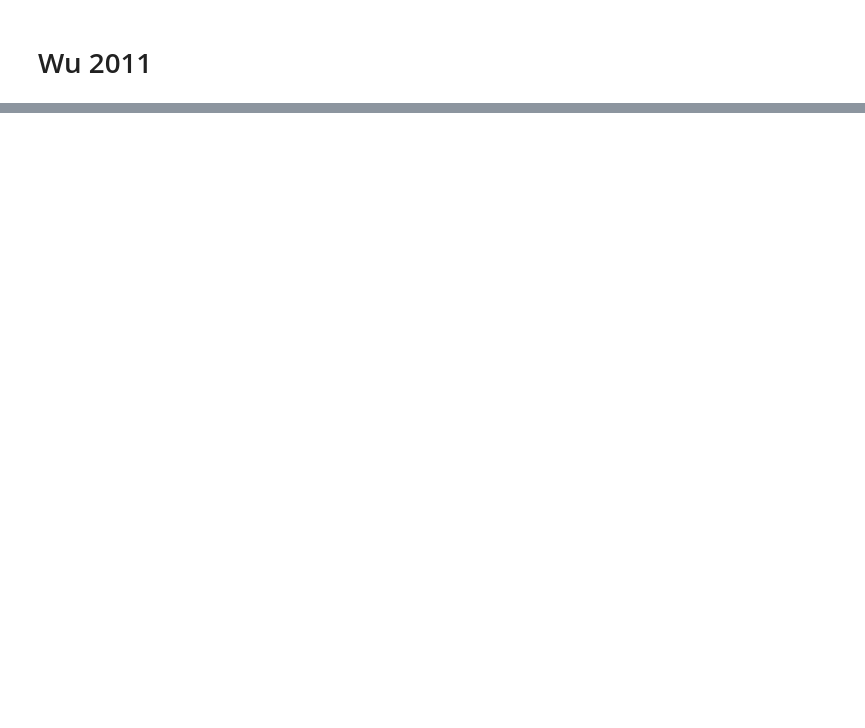
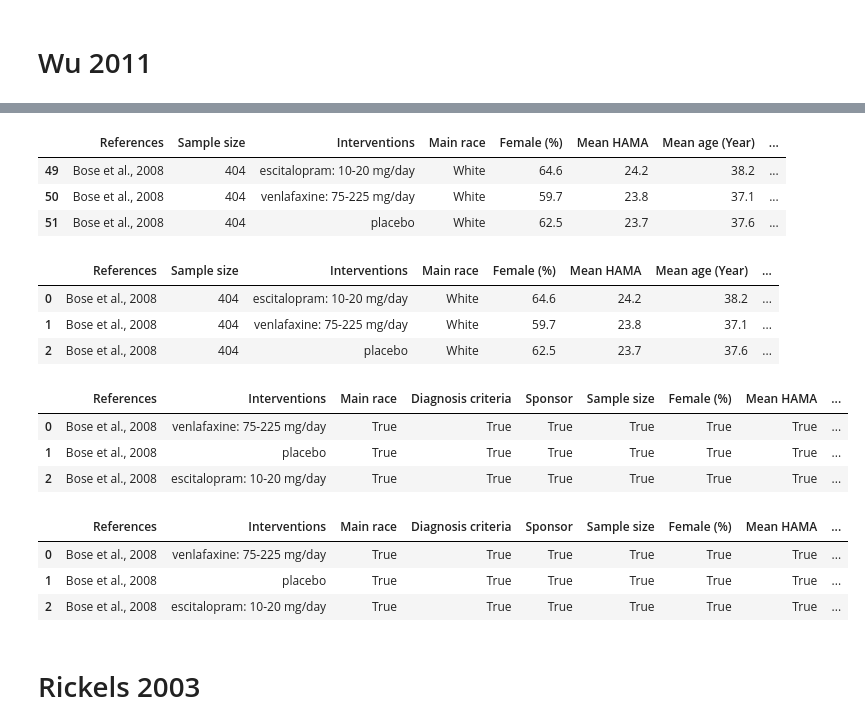
Before and after one commit to brandonorodriguez/Leveraging-GPT-4o-for-Structured-Data-Extraction-in-Clinical-Trials, a Jupyter notebook: Test_Data_Extration.ipynb, the cells around one changed output, grey strips where cells are left out. Cells and saved outputs as stored; diff of their text form; code cells hidden in the pictures; blank space fills up the shorter version.

```diff
--- a/Test_Data_Extration.ipynb
+++ b/Test_Data_Extration.ipynb
@@ -958,0 +1073,10 @@ structured_data_wu_2011 = query_gpt4_full(wu_2011_text, wu_2011_tables, "../Desk
+# %%
+file_path = "../Desktop/Testing/bose2008.pdf"
+
+# Extract content from PDF
+bose_2008_text, bose_2008_tables = extract_pdf_content(file_path)
+
+# Query GPT-4
+structured_data_bose_2008 = query_gpt4_full(bose_2008_text, bose_2008_tables, "../Desktop/Testing/bose2008.pdf")
+# %%
+bose_2008_df = json_parsing(structured_data_bose_2008)
@@ -958,0 +1090,27 @@ structured_data_wu_2011 = query_gpt4_full(wu_2011_text, wu_2011_tables, "../Desk
+# %%
+df_truth[df_truth["References"] == "Bose et al., 2008"]
+# %% [output]
+|  | References | Sample size | Interventions | Main race | Female (%) | Mean HAMA | Mean age (Year) | ... |
+| 49 | Bose et al., 2008 | 404 | escitalopram: 10-20 mg/day | White | 64.6 | 24.2 | 38.2 | ... |
+| 50 | Bose et al., 2008 | 404 | venlafaxine: 75-225 mg/day | White | 59.7 | 23.8 | 37.1 | ... |
+| 51 | Bose et al., 2008 | 404 | placebo | White | 62.5 | 23.7 | 37.6 | ... |
+# %%
+bose_2008_df = rename_columns(bose_2008_df)
+bose_2008_df = preprocess_interventions_and_diag(bose_2008_df)
+bose_2008_df = preprocess_numerical_columns(bose_2008_df, numerical_cols)
+# %%
+bose_2008_df
+# %% [output]
+|  | References | Sample size | Interventions | Main race | Female (%) | Mean HAMA | Mean age (Year) | ... |
+| 0 | Bose et al., 2008 | 404 | escitalopram: 10-20 mg/day | White | 64.6 | 24.2 | 38.2 | ... |
+| 1 | Bose et al., 2008 | 404 | venlafaxine: 75-225 mg/day | White | 59.7 | 23.8 | 37.1 | ... |
+| 2 | Bose et al., 2008 | 404 | placebo | White | 62.5 | 23.7 | 37.6 | ... |
+# %%
+bose2008_results = testing(df_truth, bose_2008_df)
+# %%
+bose2008_results
+# %% [output]
+|  | References | Interventions | Main race | Diagnosis criteria | Sponsor | Sample size | Female (%) | Mean HAMA | ... |
+| 0 | Bose et al., 2008 | venlafaxine: 75-225 mg/day | True | True | True | True | True | True | ... |
+| 1 | Bose et al., 2008 | placebo | True | True | True | True | True | True | ... |
+| 2 | Bose et al., 2008 | escitalopram: 10-20 mg/day | True | True | True | True | True | True | ... |
@@ -958,0 +1119,7 @@ structured_data_wu_2011 = query_gpt4_full(wu_2011_text, wu_2011_tables, "../Desk
+# %%
+bose2008_results_final
+# %% [output]
+|  | References | Interventions | Main race | Diagnosis criteria | Sponsor | Sample size | Female (%) | Mean HAMA | ... |
+| 0 | Bose et al., 2008 | venlafaxine: 75-225 mg/day | True | True | True | True | True | True | ... |
+| 1 | Bose et al., 2008 | placebo | True | True | True | True | True | True | ... |
+| 2 | Bose et al., 2008 | escitalopram: 10-20 mg/day | True | True | True | True | True | True | ... |
@@ -958,0 +1132,2 @@ structured_data_wu_2011 = query_gpt4_full(wu_2011_text, wu_2011_tables, "../Desk
+# %% [markdown]
+# Rickels 2003
```
Also changed, not shown: parts of 91 cells of this notebook, 18 other files.
